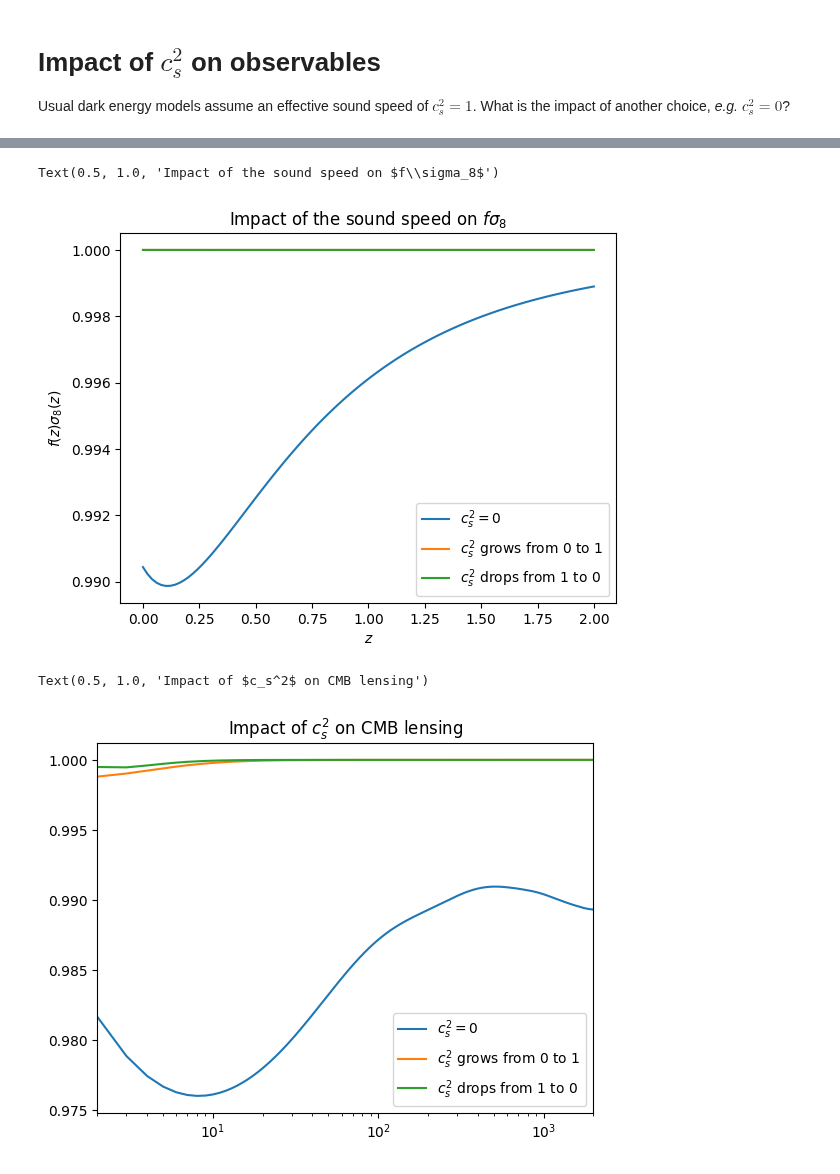
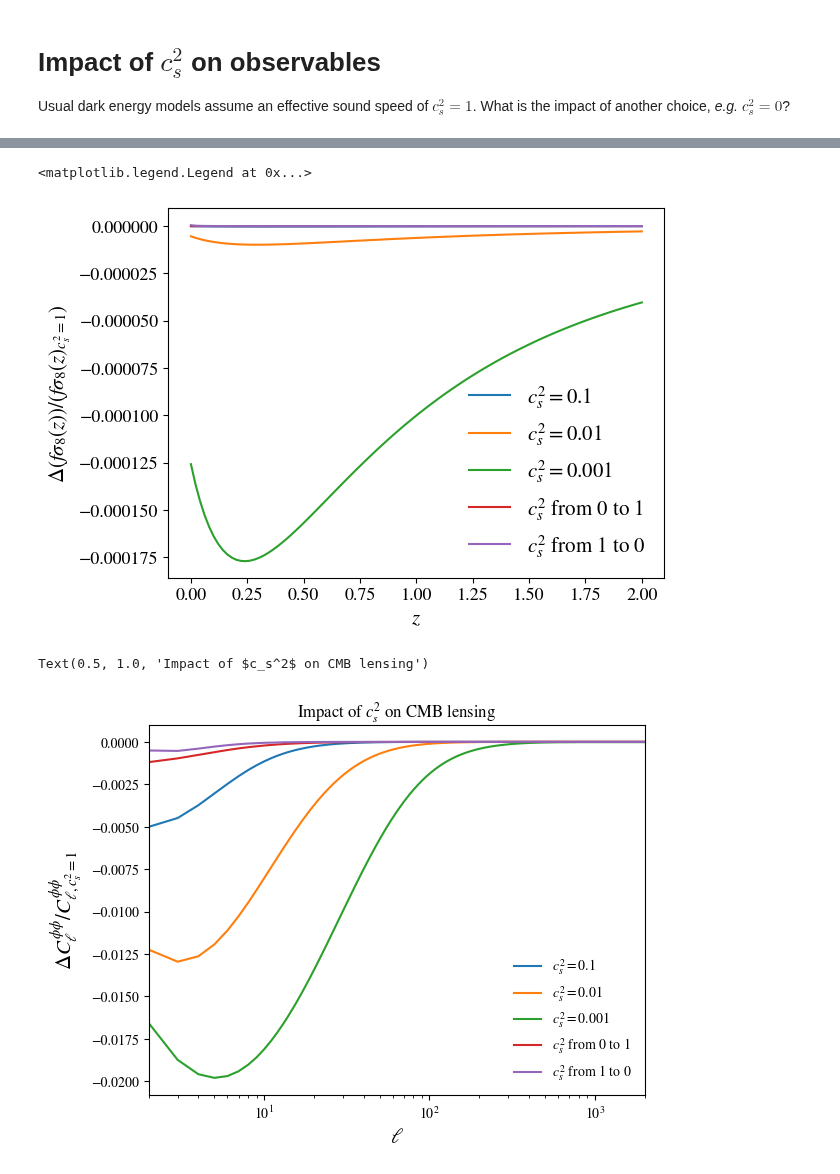
Before and after one commit to joaoreboucas1/cs2-project, a Jupyter notebook: analysis/cs2_impact.ipynb, the cells around one changed output, grey strips where cells are left out. Cells and saved outputs as stored; diff of their text form; code cells hidden in the pictures.

```diff
--- a/analysis/cs2_impact.ipynb
+++ b/analysis/cs2_impact.ipynb
@@ -4,8 +4,13 @@
 Usual dark energy models assume an effective sound speed of $c_s^2 = 1$. What is the impact of another choice, *e.g.* $c_s^2 = 0$?
 # %%
 import numpy as np
+import matplotlib
 import matplotlib.pyplot as plt
 import camb
+
+matplotlib.rcParams["mathtext.fontset"] = "stix"
+matplotlib.rcParams["font.family"] = "STIXGeneral"
+matplotlib.rcParams["legend.framealpha"] = 0.0
 # %%
 H0 = 67
 h = H0/100
@@ -111,11 +82,16 @@ Text(0.5, 1.0, 'Impact of sound speed in the matter power spectrum')
 # %%
-plt.plot(redshifts, fsigma8_quint[::-1], label="$c_s^2 = 1$")
-plt.plot(redshifts, fsigma8_clust[::-1], label="$c_s^2 = 0$")
-plt.plot(redshifts, fsigma8_grow[::-1], label="$c_s^2$ grows from 0 to 1")
-plt.plot(redshifts, fsigma8_drop[::-1], label="$c_s^2$ drops from 1 to 0")
-plt.xlabel("$z$")
-plt.ylabel("$f(z)\\sigma_8(z)$")
-plt.legend()
+# Plot P(k)
+for case in cases:
+    # if case["name"] == "quint": continue
+    plt.plot(redshifts, data[case["name"]]["fsigma8"], label=case["label"])
+
+plt.tick_params(labelsize=13)
+plt.xlabel("$z$", fontsize=15)
+plt.ylabel("$f\\sigma_8(z)$", fontsize=15)
+plt.legend(fontsize=15)
+# plt.savefig("plots/cs2_impact_pk.pdf")
+
+
 plt.title("Impact of the sound speed on $f\\sigma_8$")
 # %% [output]
 Text(0.5, 1.0, 'Impact of the sound speed on $f\\sigma_8$')
@@ -123,22 +99,30 @@ Text(0.5, 1.0, 'Impact of the sound speed on $f\\sigma_8$')
 # %%
-plt.plot(redshifts, fsigma8_clust[::-1]/fsigma8_quint[::-1], label="$c_s^2 = 0$")
-plt.plot(redshifts, fsigma8_grow[::-1]/fsigma8_quint[::-1], label="$c_s^2$ grows from 0 to 1")
-plt.plot(redshifts, fsigma8_drop[::-1]/fsigma8_quint[::-1], label="$c_s^2$ drops from 1 to 0")
-plt.xlabel("$z$")
-plt.ylabel("$f(z)\\sigma_8(z)$")
-plt.legend()
-plt.title("Impact of the sound speed on $f\\sigma_8$")
+# Plot P(k)
+for case in cases:
+    if case["name"] == "quint": continue
+    plt.plot(redshifts, data[case["name"]]["fsigma8"]/data["quint"]["fsigma8"] - 1, label=case["label"])
+
+plt.tick_params(labelsize=13)
+plt.xlabel("$z$", fontsize=15)
+plt.ylabel(r"$\Delta(f\\sigma_8(z))/(f\sigma_8(z)_{c_s^2=1})$", fontsize=15)
+plt.legend(fontsize=15)
+# plt.savefig("plots/cs2_impact_pk.pdf")
 # %% [output]
-Text(0.5, 1.0, 'Impact of the sound speed on $f\\sigma_8$')
+<matplotlib.legend.Legend at 0x...>
-[figure, old version]
+[figure, new version]
 # %%
-plt.semilogx(np.arange(2001), cl_pp_clust/cl_pp_quint, label="$c_s^2 = 0$")
-plt.semilogx(np.arange(2001), cl_pp_grow/cl_pp_quint, label="$c_s^2$ grows from 0 to 1")
-plt.semilogx(np.arange(2001), cl_pp_drop/cl_pp_quint, label="$c_s^2$ drops from 1 to 0")
+# Plot P(k)
+ells = np.arange(2001)
+for case in cases:
+    if case["name"] == "quint": continue
+    plt.semilogx(ells, data[case["name"]]["cl_pp"]/data["quint"]["cl_pp"] - 1, label=case["label"])
+
 plt.xlim([2, 2000])
+plt.xlabel(r"$\ell$", fontsize=15)
+plt.ylabel(r"$\Delta C_\ell^{\phi\phi}/C_{\ell, c_s^2=1}^{\phi\phi}$", fontsize=15)
 plt.legend()
 plt.title("Impact of $c_s^2$ on CMB lensing")
 # %% [output]
 Text(0.5, 1.0, 'Impact of $c_s^2$ on CMB lensing')
-[figure, old version]
+[figure, new version]
 # %%
```
Also changed, not shown: parts of 9 cells of this notebook, 1 other file.
